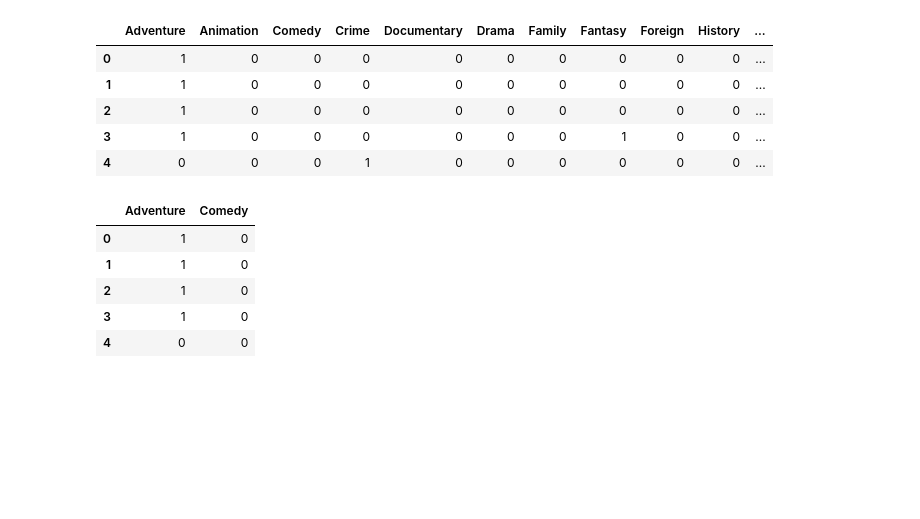
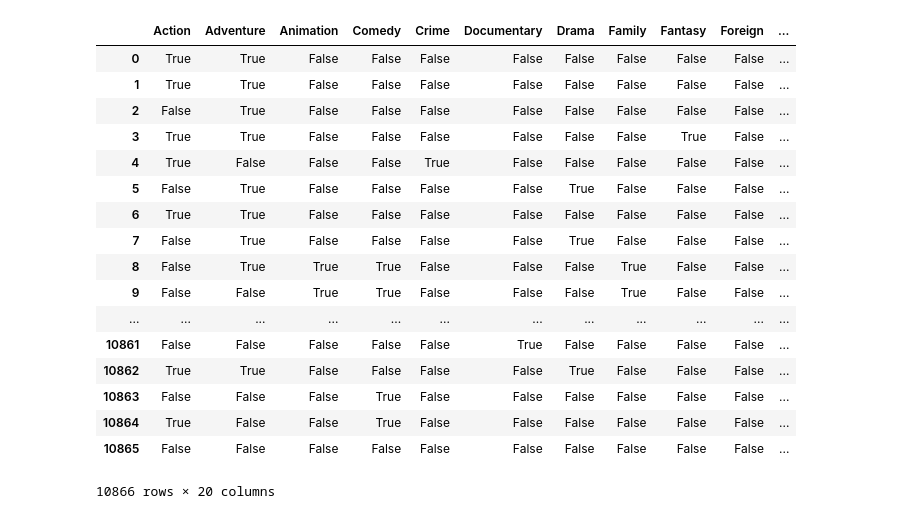
Before and after one commit to jffry7/udacity_final_project, a Jupyter notebook: Movie_Wrangling.ipynb, the cells around one changed output. Cells and saved outputs as stored; diff of their text form; code cells hidden in the pictures; blank space fills up the shorter version.

Commit message:
Converted numerics to boolean
used applymap()

```diff
--- a/Movie_Wrangling.ipynb
+++ b/Movie_Wrangling.ipynb
@@ -11,18 +18,25 @@ new_moviedb_df =  movie_data_df.join(movie_data_df.pop('genres').str.get_dummies
+# %%
+new_moviedb_df = new_moviedb_df.applymap(lambda x: True if x == 1 else x).applymap(lambda x: False if x== 0 else x)
+# Convert 0 and 1 to Boolean
+# https://stackoverflow.com/questions/38499747/converting-all-occurrence-of-true-false-to-1-0-in-a-dataframe-with-mixed-datatyp
 # %%
-new_moviedb_df.iloc[:, 21:].head()
+new_moviedb_df.iloc[:, 20 : 42]
 # %% [output]
-|  | Adventure | Animation | Comedy | Crime | Documentary | Drama | Family | Fantasy | Foreign | History | ... |
-| 0 | 1 | 0 | 0 | 0 | 0 | 0 | 0 | 0 | 0 | 0 | ... |
-| 1 | 1 | 0 | 0 | 0 | 0 | 0 | 0 | 0 | 0 | 0 | ... |
-| 2 | 1 | 0 | 0 | 0 | 0 | 0 | 0 | 0 | 0 | 0 | ... |
-| 3 | 1 | 0 | 0 | 0 | 0 | 0 | 0 | 1 | 0 | 0 | ... |
-| 4 | 0 | 0 | 0 | 1 | 0 | 0 | 0 | 0 | 0 | 0 | ... |
+|  | Action | Adventure | Animation | Comedy | Crime | Documentary | Drama | Family | Fantasy | Foreign | ... |
+| 0 | True | True | False | False | False | False | False | False | False | False | ... |
+| 1 | True | True | False | False | False | False | False | False | False | False | ... |
+| 2 | False | True | False | False | False | False | False | False | False | False | ... |
+| 3 | True | True | False | False | False | False | False | False | True | False | ... |
+| 4 | True | False | False | False | True | False | False | False | False | False | ... |
+| 5 | False | True | False | False | False | False | True | False | False | False | ... |
+| 6 | True | True | False | False | False | False | False | False | False | False | ... |
+| 7 | False | True | False | False | False | False | True | False | False | False | ... |
+| 8 | False | True | True | True | False | False | False | True | False | False | ... |
+| 9 | False | False | True | True | False | False | False | True | False | False | ... |
+| ... | ... | ... | ... | ... | ... | ... | ... | ... | ... | ... | ... |
+| 10861 | False | False | False | False | False | True | False | False | False | False | ... |
+| 10862 | True | True | False | False | False | False | True | False | False | False | ... |
+| 10863 | False | False | False | True | False | False | False | False | False | False | ... |
+| 10864 | True | False | False | True | False | False | False | False | False | False | ... |
+| 10865 | False | False | False | False | False | False | False | False | False | False | ... |
+10866 rows × 20 columns
-# %%
-new_moviedb_df[['Adventure', 'Comedy']].head()
-# %% [output]
-|  | Adventure | Comedy |
-| 0 | 1 | 0 |
-| 1 | 1 | 0 |
-| 2 | 1 | 0 |
-| 3 | 1 | 0 |
-| 4 | 0 | 0 |
```
Also changed, not shown: parts of 1 cell of this notebook.
